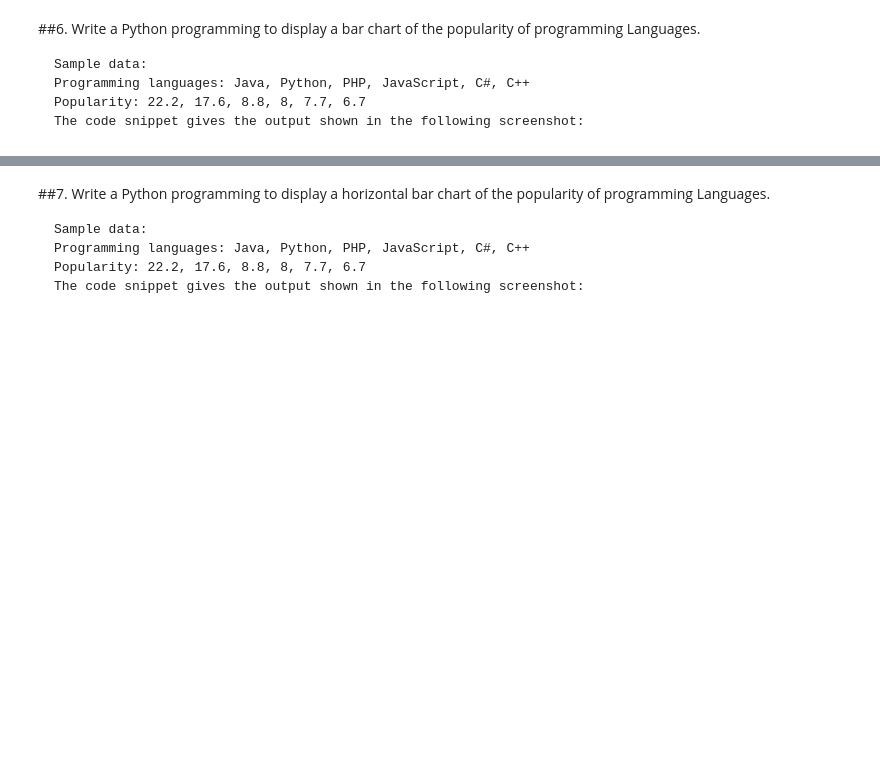
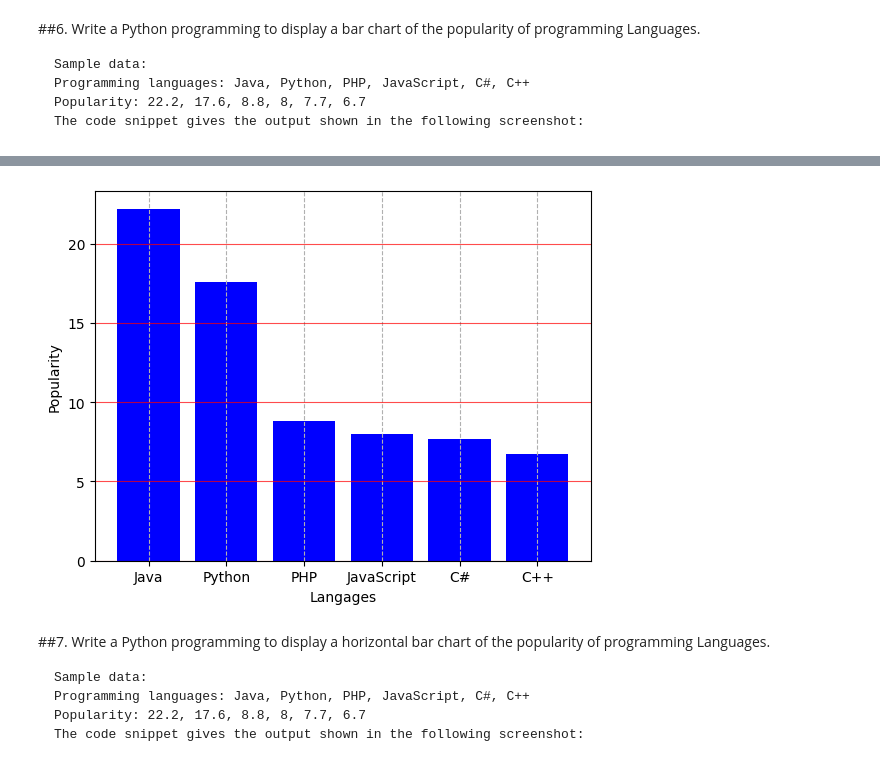
Before and after one commit to thomasanna/python-entri, a Jupyter notebook: Task_8.ipynb, the cells around one changed output, grey strips where cells are left out. Saved outputs shown, nothing was run; the diff lists cells and outputs as text; code cells hidden in the pictures; blank space fills up the shorter version.

Commit message:
Data Visualization using MatplotLib and Seaborn

````diff
--- a/Task_8.ipynb
+++ b/Task_8.ipynb
@@ -129,6 +129,18 @@ The code snippet gives the output shown in the following screenshot:
 ```
 # %% [markdown]
 ![image.png](embedded-picture-1)
+# %%
+import matplotlib.pyplot as plt
+languages = ['Java', 'Python', 'PHP', 'JavaScript', 'C#', 'C++']
+popularity = [22.2, 17.6, 8.8, 8, 7.7, 6.7]
+plt.bar(languages,popularity,color="blue")
+plt.xlabel('Langages')
+plt.ylabel('Popularity')
+plt.grid(axis='y', linestyle='-', alpha=0.7 ,color='r') #alpha=0.7: Sets the transparency of the grid lines.
+plt.grid(axis='x', linestyle='--')
+plt.show()
+# %% [output]
+[figure, added]
 # %% [markdown]
 ##7.  Write a Python programming to display a horizontal bar chart of the popularity of programming Languages.
 ```
````
